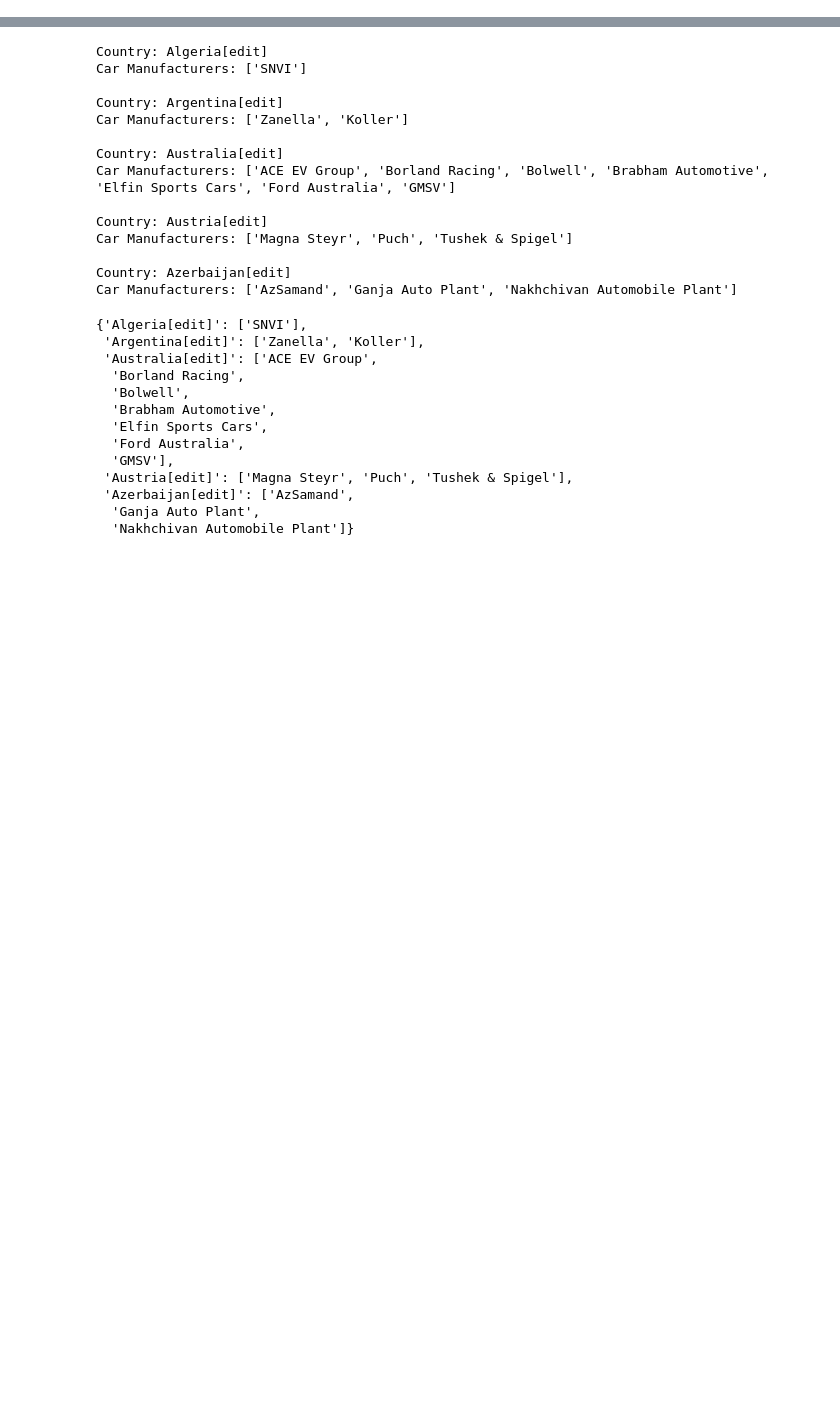
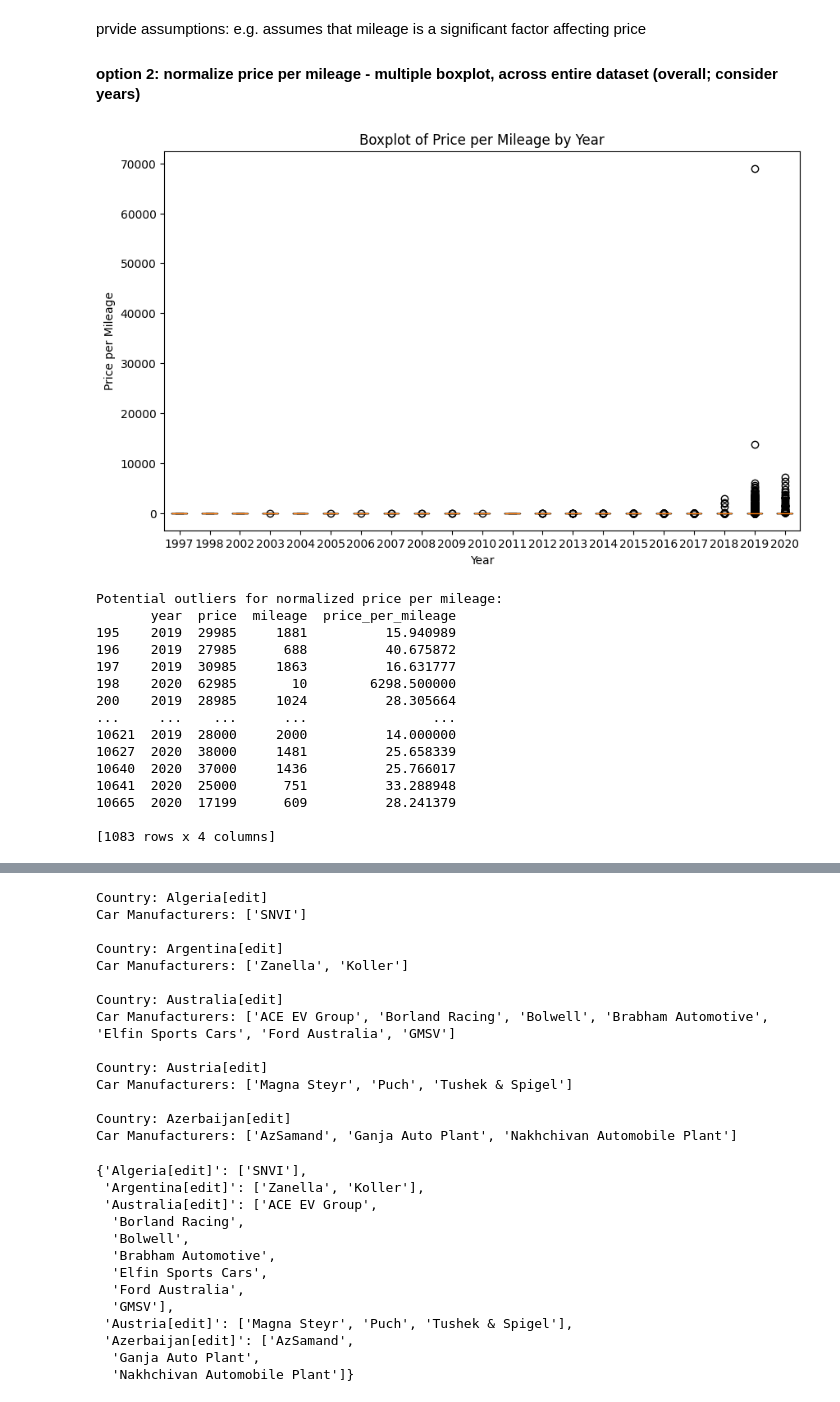
Before and after one commit to j-lepard/Understanding_Used_Car_Prices, a Jupyter notebook: 02.DYLAN.ipynb, the cells around one changed output, grey strips where cells are left out. Saved outputs shown, nothing was run; the diff lists cells and outputs as text; code cells hidden in the pictures; blank space fills up the shorter version.

```diff
--- a/02.DYLAN.ipynb
+++ b/02.DYLAN.ipynb
@@ -135,0 +337,54 @@ Number of rows in audi.csv: 10781
+# %% [markdown]
+prvide assumptions: e.g. assumes that mileage is a significant factor affecting price
+#### option 2: normalize price per mileage - multiple boxplot, across entire dataset (overall; consider years)
+# %%
+import matplotlib.pyplot as plt
+import pandas as pd
+
+# Normalize price by mileage
+audi_df['price_per_mileage'] = audi_df['price'] / audi_df['mileage']
+
+# Step 1: Extract unique years and sort them in ascending order
+unique_years = sorted(audi_df['year'].unique())
+
+# Step 2: Create a boxplot for 'price_per_mileage' considering 'year' in ascending order
+plt.figure(figsize=(10, 6))
+data_to_plot = [audi_df[audi_df['year'] == year]['price_per_mileage'] for year in unique_years]
+plt.boxplot(data_to_plot, labels=[str(year) for year in unique_years])
+plt.xlabel('Year')
+plt.ylabel('Price per Mileage')
+plt.title('Boxplot of Price per Mileage by Year')
+plt.show()
+
+# Use IQR to identify outliers for normalized price per mileage
+Q1_normalized_price = audi_df['price_per_mileage'].quantile(0.25)
+Q3_normalized_price = audi_df['price_per_mileage'].quantile(0.75)
+IQR_normalized_price = Q3_normalized_price - Q1_normalized_price
+
+# Identify potential outliers for normalized price per mileage
+outliers_normalized_price = audi_df[(audi_df['price_per_mileage'] < Q1_normalized_price - 1.5 * IQR_normalized_price) |
+                                    (audi_df['price_per_mileage'] > Q3_normalized_price + 1.5 * IQR_normalized_price)]
+
+# Print potential outliers for normalized price per mileage
+print("Potential outliers for normalized price per mileage:")
+print(outliers_normalized_price[['year', 'price', 'mileage', 'price_per_mileage']])
+
+# Also create a DataFrame for potential outliers for further analysis if needed
+potential_outliers_df = outliers_normalized_price[['year', 'price', 'mileage', 'price_per_mileage']]
+# %% [output]
+[figure, added]
+Potential outliers for normalized price per mileage:
+       year  price  mileage  price_per_mileage
+195    2019  29985     1881          15.940989
+196    2019  27985      688          40.675872
+197    2019  30985     1863          16.631777
+198    2020  62985       10        6298.500000
+200    2019  28985     1024          28.305664
+...     ...    ...      ...                ...
+10621  2019  28000     2000          14.000000
+10627  2020  38000     1481          25.658339
+10640  2020  37000     1436          25.766017
+10641  2020  25000      751          33.288948
+10665  2020  17199      609          28.241379
+
+[1083 rows x 4 columns]
```
Also changed, not shown: parts of 43 cells of this notebook, 14 other files.
